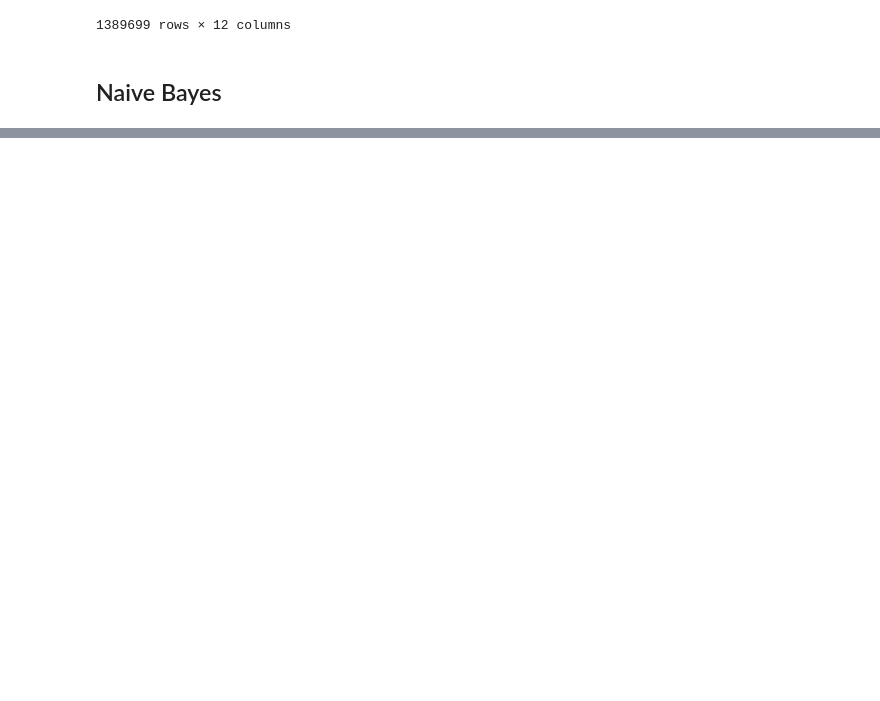
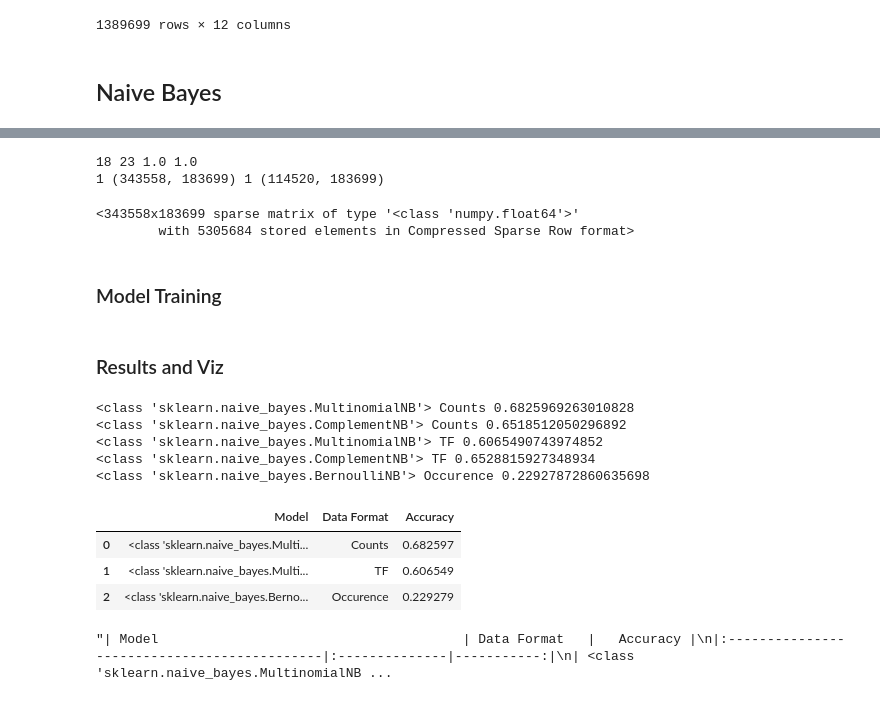
Before and after one commit to CUBoulder-DS/CSCI-5622, a Jupyter notebook: src/Bayes DT.ipynb, the cells around one changed output, grey strips where cells are left out. Drawn from its saved outputs; the diff is of its cells as text; code cells hidden in the pictures; blank space fills up the shorter version.

```diff
--- a/src/Bayes DT.ipynb
+++ b/src/Bayes DT.ipynb
@@ -75,0 +85,41 @@ len(df_az[df_az["Is Best Seller"] == True])
+# %%
+# Remove rows with no category
+df_nb = df_az.dropna(subset=["Category"])[["Name", "Category"]]
+# Stratified Sampling: use groupby and apply to select sample which maintains the population group ratios
+# Sample 33% of each category
+df_nb = df_nb.groupby("Category").apply(lambda x: x.sample(frac=0.333, random_state=42)).droplevel(0)
+
+# Split into training and testing data, stratifying on the label for fairness in evaluation
+# Split before vectorization for fairness
+nb_text_train, nb_text_test, nb_label_train, nb_label_test = train_test_split(df_nb["Name"], df_nb["Category"], random_state=42, stratify=df_nb["Category"])
+
+stop_words = ["and", "for", "with", "to"]
+
+# Transform text into vectors
+countVect = CountVectorizer(stop_words=stop_words)
+tfVect = TfidfTransformer(use_idf=False)
+nb_counts_train = countVect.fit_transform(nb_text_train)
+# Vector matrix has already been made by fitting to test data, need to use same matrix
+nb_counts_test = countVect.transform(nb_text_test)
+nb_tf_train = tfVect.fit_transform(nb_counts_train)
+nb_tf_test = tfVect.transform(nb_counts_test)
+
+print(nb_counts_train.max(), nb_counts_test.max(), nb_tf_train.max(), nb_tf_test.max())
+
+# Transform text into occurence binary for Bernoulli NB
+binVect = CountVectorizer(binary=True, stop_words=stop_words)
+nb_bin_train = binVect.fit_transform(nb_text_train)
+# Vector matrix has already been made by fitting to test data, need to use same matrix
+nb_bin_test = binVect.transform(nb_text_test)
+
+print(nb_bin_train.max(), nb_bin_train.shape, nb_bin_test.max(), nb_bin_test.shape)
+# %% [output]
+18 23 1.0 1.0
+1 (343558, 183699) 1 (114520, 183699)
+# %%
+nb_tf_train
+# %% [output]
+<343558x183699 sparse matrix of type '<class 'numpy.float64'>'
+        with 5305684 stored elements in Compressed Sparse Row format>
+# %% [markdown]
+### Model Training
@@ -75,0 +143,24 @@ len(df_az[df_az["Is Best Seller"] == True])
+# %% [markdown]
+### Results and Viz
+# %%
+data_acc = []
+for i, model in enumerate(models):
+    pred_labels = model.predict(test_data[data_type[i]])
+    print(model.__class__, data_type[i], np.mean(pred_labels == nb_label_test))
+    acc = accuracy_score(nb_label_test, pred_labels)
+    if type(model) in [MultinomialNB , BernoulliNB]:
+        data_acc.append({"Model": model.__class__, "Data Format": data_type[i], "Accuracy": acc})
+# %% [output]
+<class 'sklearn.naive_bayes.MultinomialNB'> Counts 0.6825969263010828
+<class 'sklearn.naive_bayes.ComplementNB'> Counts 0.6518512050296892
+<class 'sklearn.naive_bayes.MultinomialNB'> TF 0.6065490743974852
+<class 'sklearn.naive_bayes.ComplementNB'> TF 0.6528815927348934
+<class 'sklearn.naive_bayes.BernoulliNB'> Occurence 0.22927872860635698
+|  | Model | Data Format | Accuracy |
+| 0 | <class 'sklearn.naive_bayes.Multi... | Counts | 0.682597 |
+| 1 | <class 'sklearn.naive_bayes.Multi... | TF | 0.606549 |
+| 2 | <class 'sklearn.naive_bayes.Berno... | Occurence | 0.229279 |
+# %%
+pd.DataFrame(data_acc).sort_values("Accuracy", ascending=False).to_markdown(index=False)
+# %% [output]
+"| Model                                       | Data Format   |   Accuracy |\n|:--------------------------------------------|:--------------|-----------:|\n| <class 'sklearn.naive_bayes.MultinomialNB ...
```
Also changed, not shown: parts of 16 cells of this notebook, 17 other files.
